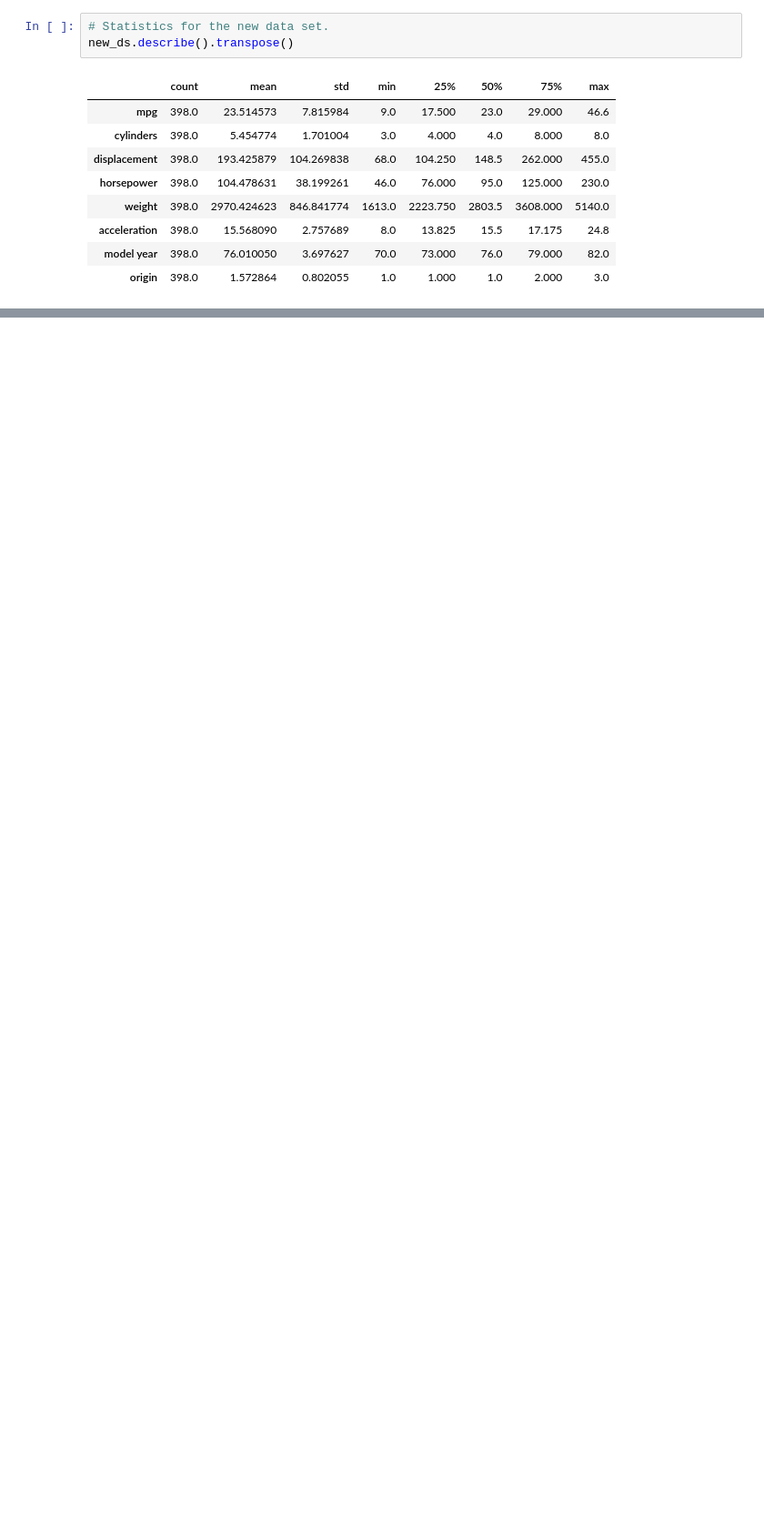
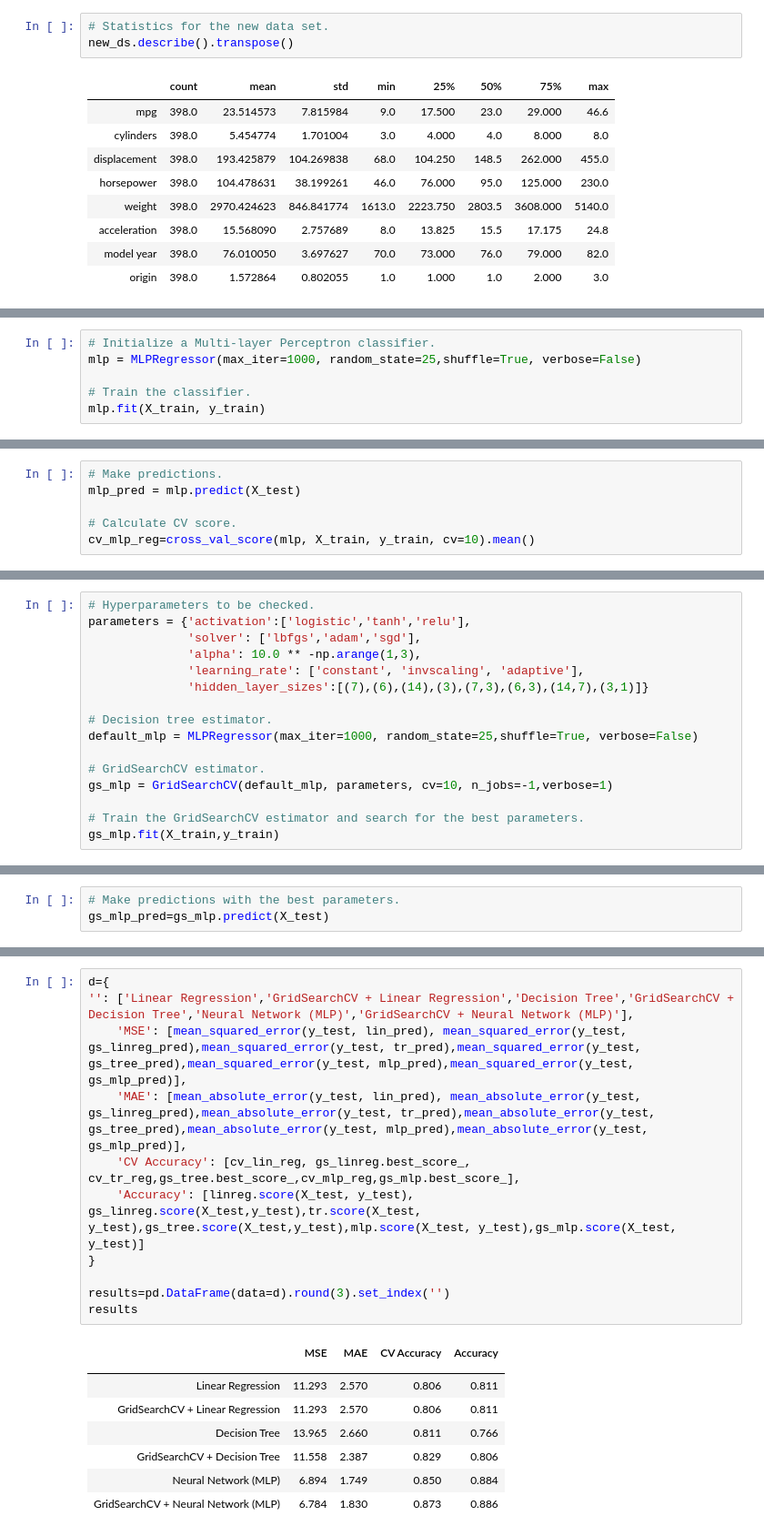
Before and after one commit to mariosfish/machine_learning_classification, a Jupyter notebook: Auto MPG/Auto MPG data set.ipynb, the cells around one changed output, grey strips where cells are left out. Shown at 91% size. Saved outputs shown, nothing was run; the diff lists cells and outputs as text; blank space fills up the shorter version.

```diff
--- a/Auto MPG/Auto MPG data set.ipynb
+++ b/Auto MPG/Auto MPG data set.ipynb
@@ -377,0 +483,6 @@ Average absolute error: 4.07
+# %%
+# Initialize a Multi-layer Perceptron classifier.
+mlp = MLPRegressor(max_iter=1000, random_state=25,shuffle=True, verbose=False)
+
+# Train the classifier.
+mlp.fit(X_train, y_train)
@@ -377,0 +497,6 @@ Average absolute error: 4.07
+# %%
+# Make predictions.
+mlp_pred = mlp.predict(X_test)
+
+# Calculate CV score.
+cv_mlp_reg=cross_val_score(mlp, X_train, y_train, cv=10).mean()
@@ -377,0 +524,16 @@ Average absolute error: 4.07
+# %%
+# Hyperparameters to be checked.
+parameters = {'activation':['logistic','tanh','relu'],
+              'solver': ['lbfgs','adam','sgd'],
+              'alpha': 10.0 ** -np.arange(1,3),
+              'learning_rate': ['constant', 'invscaling', 'adaptive'],
+              'hidden_layer_sizes':[(7),(6),(14),(3),(7,3),(6,3),(14,7),(3,1)]}
+
+# Decision tree estimator.
+default_mlp = MLPRegressor(max_iter=1000, random_state=25,shuffle=True, verbose=False)
+
+# GridSearchCV estimator.
+gs_mlp = GridSearchCV(default_mlp, parameters, cv=10, n_jobs=-1,verbose=1)
+
+# Train the GridSearchCV estimator and search for the best parameters.
+gs_mlp.fit(X_train,y_train)
@@ -377,0 +572,3 @@ Average absolute error: 4.07
+# %%
+# Make predictions with the best parameters.
+gs_mlp_pred=gs_mlp.predict(X_test)
@@ -377,0 +618,20 @@ Average absolute error: 4.07
+# %%
+d={
+'': ['Linear Regression','GridSearchCV + Linear Regression','Decision Tree','GridSearchCV + Decision Tree','Neural Network (MLP)','GridSearchCV + Neural Network (MLP)'],
+    'MSE': [mean_squared_error(y_test, lin_pred), mean_squared_error(y_test, gs_linreg_pred),mean_squared_error(y_test, tr_pred),mean_squared_error(y_test, gs_tree_pred),mean_squared_error(y_test, mlp_pred),mean_squared_error(y_test, gs_mlp_pred)],
+    'MAE': [mean_absolute_error(y_test, lin_pred), mean_absolute_error(y_test, gs_linreg_pred),mean_absolute_error(y_test, tr_pred),mean_absolute_error(y_test, gs_tree_pred),mean_absolute_error(y_test, mlp_pred),mean_absolute_error(y_test, gs_mlp_pred)],
+    'CV Accuracy': [cv_lin_reg, gs_linreg.best_score_, cv_tr_reg,gs_tree.best_score_,cv_mlp_reg,gs_mlp.best_score_],
+    'Accuracy': [linreg.score(X_test, y_test), gs_linreg.score(X_test,y_test),tr.score(X_test, y_test),gs_tree.score(X_test,y_test),mlp.score(X_test, y_test),gs_mlp.score(X_test, y_test)]
+}
+
+results=pd.DataFrame(data=d).round(3).set_index('')
+results
+# %% [output]
+|  | MSE | MAE | CV Accuracy | Accuracy |
+|  |  |  |  |  |
+| Linear Regression | 11.293 | 2.570 | 0.806 | 0.811 |
+| GridSearchCV + Linear Regression | 11.293 | 2.570 | 0.806 | 0.811 |
+| Decision Tree | 13.965 | 2.660 | 0.811 | 0.766 |
+| GridSearchCV + Decision Tree | 11.558 | 2.387 | 0.829 | 0.806 |
+| Neural Network (MLP) | 6.894 | 1.749 | 0.850 | 0.884 |
+| GridSearchCV + Neural Network (MLP) | 6.784 | 1.830 | 0.873 | 0.886 |
```
Also changed, not shown: parts of 87 cells of this notebook, 14 other files.
